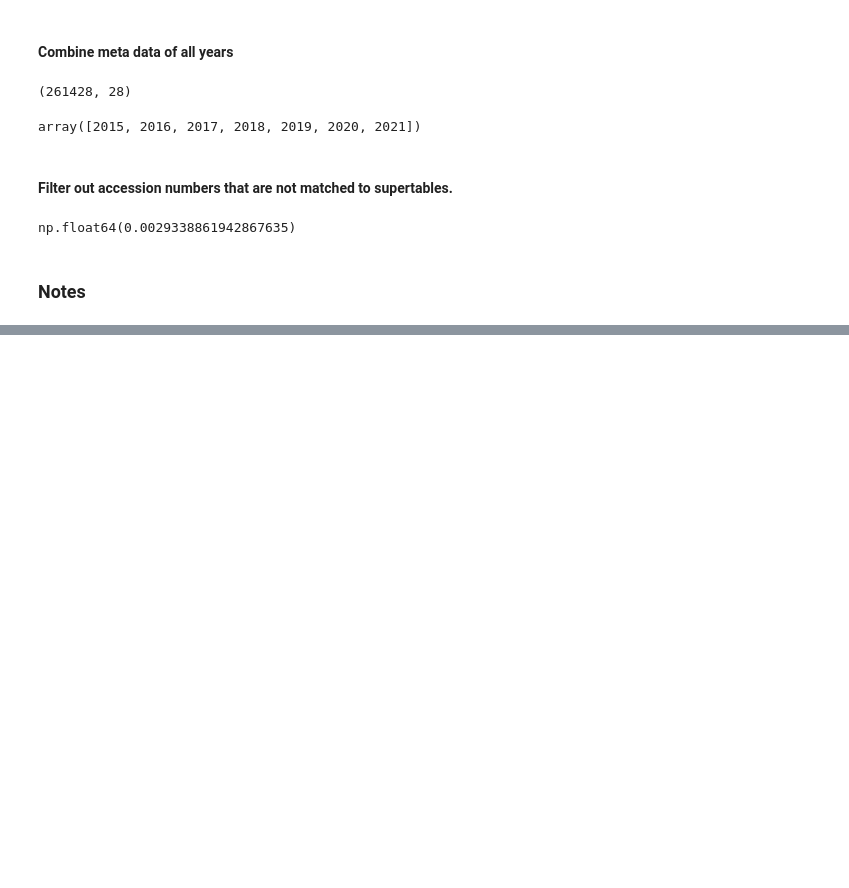
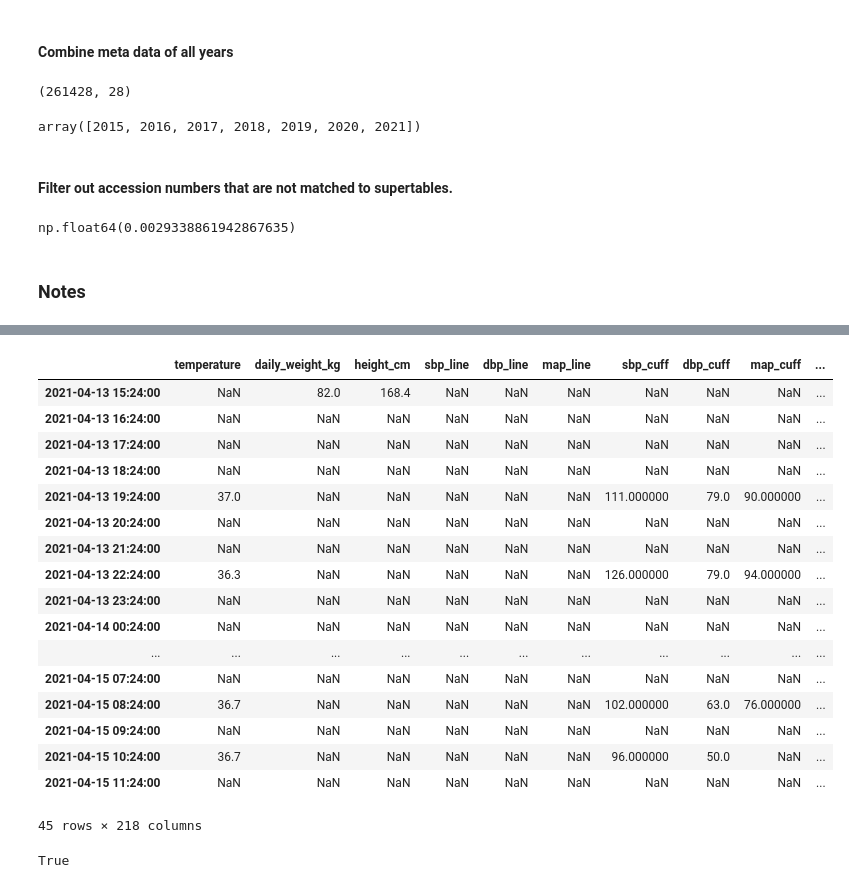
Before and after one commit to Kamaleswaran-Lab/cxrgen, a Jupyter notebook: DataPreparation.ipynb, the cells around one changed output, grey strips where cells are left out. Cells and saved outputs as stored; diff of their text form; code cells hidden in the pictures; blank space fills up the shorter version.

```diff
--- a/DataPreparation.ipynb
+++ b/DataPreparation.ipynb
@@ -64,0 +157,2 @@ metadf.to_csv( root / 'metadata_with_supertables_filtered_notes_filtered.csv', i
+# %%
+metadf['StudyDateTimeProcessed'] = pd.to_datetime(metadf.StudyDateTime ,format='%Y-%m-%d %H:%M:%S', errors = 'coerce')
@@ -64,0 +165,10 @@ metadf.to_csv( root / 'metadata_with_supertables_filtered_notes_filtered.csv', i
+# %%
+import hashlib
+
+def hash_value(value, hash_key = '123'):
+    return hashlib.sha256((str(value) + hash_key).encode()).hexdigest()
+# %%
+metadf['supertable_path_hashed'] = metadf.supertable_path.apply(lambda x: root / 'matched_supertables_with_images' / (hash_value(str(Path(x).stem)) + '.pickle'))
+metadf['supertable_path_hashed'] = metadf['supertable_path_hashed'].apply(lambda x: x if os.path.exists(x) else None)
+
+metadf.to_csv(root / 'metadata_with_supertables_filtered_notes_filtered_matching_times_min_series_img_paths_datetime_hashed.csv', index=False)
@@ -64,0 +179,2 @@ metadf.to_csv( root / 'metadata_with_supertables_filtered_notes_filtered.csv', i
+# %%
+error_enc = np.load('slurmjobs/timing_mismatch_encounters.npy')
@@ -64,0 +200,27 @@ metadf.to_csv( root / 'metadata_with_supertables_filtered_notes_filtered.csv', i
+# %%
+supertable_path = metadf.loc[metadf.ENCOUNTER_NBR == error_enc[300]]['supertable_path_hashed'].values[0]
+supertable = pd.read_pickle(supertable_path)
+supertable
+# %% [output]
+|  | temperature | daily_weight_kg | height_cm | sbp_line | dbp_line | map_line | sbp_cuff | dbp_cuff | map_cuff | ... |
+| 2021-04-13 15:24:00 | NaN | 82.0 | 168.4 | NaN | NaN | NaN | NaN | NaN | NaN | ... |
+| 2021-04-13 16:24:00 | NaN | NaN | NaN | NaN | NaN | NaN | NaN | NaN | NaN | ... |
+| 2021-04-13 17:24:00 | NaN | NaN | NaN | NaN | NaN | NaN | NaN | NaN | NaN | ... |
+| 2021-04-13 18:24:00 | NaN | NaN | NaN | NaN | NaN | NaN | NaN | NaN | NaN | ... |
+| 2021-04-13 19:24:00 | 37.0 | NaN | NaN | NaN | NaN | NaN | 111.000000 | 79.0 | 90.000000 | ... |
+| 2021-04-13 20:24:00 | NaN | NaN | NaN | NaN | NaN | NaN | NaN | NaN | NaN | ... |
+| 2021-04-13 21:24:00 | NaN | NaN | NaN | NaN | NaN | NaN | NaN | NaN | NaN | ... |
+| 2021-04-13 22:24:00 | 36.3 | NaN | NaN | NaN | NaN | NaN | 126.000000 | 79.0 | 94.000000 | ... |
+| 2021-04-13 23:24:00 | NaN | NaN | NaN | NaN | NaN | NaN | NaN | NaN | NaN | ... |
+| 2021-04-14 00:24:00 | NaN | NaN | NaN | NaN | NaN | NaN | NaN | NaN | NaN | ... |
+| ... | ... | ... | ... | ... | ... | ... | ... | ... | ... | ... |
+| 2021-04-15 07:24:00 | NaN | NaN | NaN | NaN | NaN | NaN | NaN | NaN | NaN | ... |
+| 2021-04-15 08:24:00 | 36.7 | NaN | NaN | NaN | NaN | NaN | 102.000000 | 63.0 | 76.000000 | ... |
+| 2021-04-15 09:24:00 | NaN | NaN | NaN | NaN | NaN | NaN | NaN | NaN | NaN | ... |
+| 2021-04-15 10:24:00 | 36.7 | NaN | NaN | NaN | NaN | NaN | 96.000000 | 50.0 | NaN | ... |
+| 2021-04-15 11:24:00 | NaN | NaN | NaN | NaN | NaN | NaN | NaN | NaN | NaN | ... |
+45 rows × 218 columns
+# %%
+ img_time - supertable.index[-1] < pd.Timedelta('1 days')
+# %% [output]
+True
```
Also changed, not shown: parts of 47 cells of this notebook, 17 other files.
